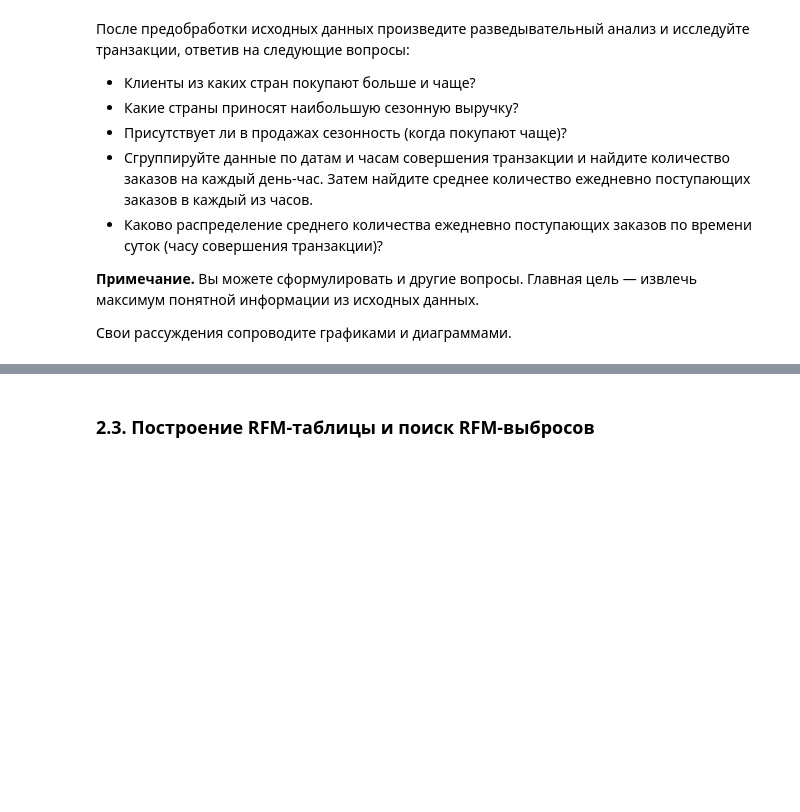
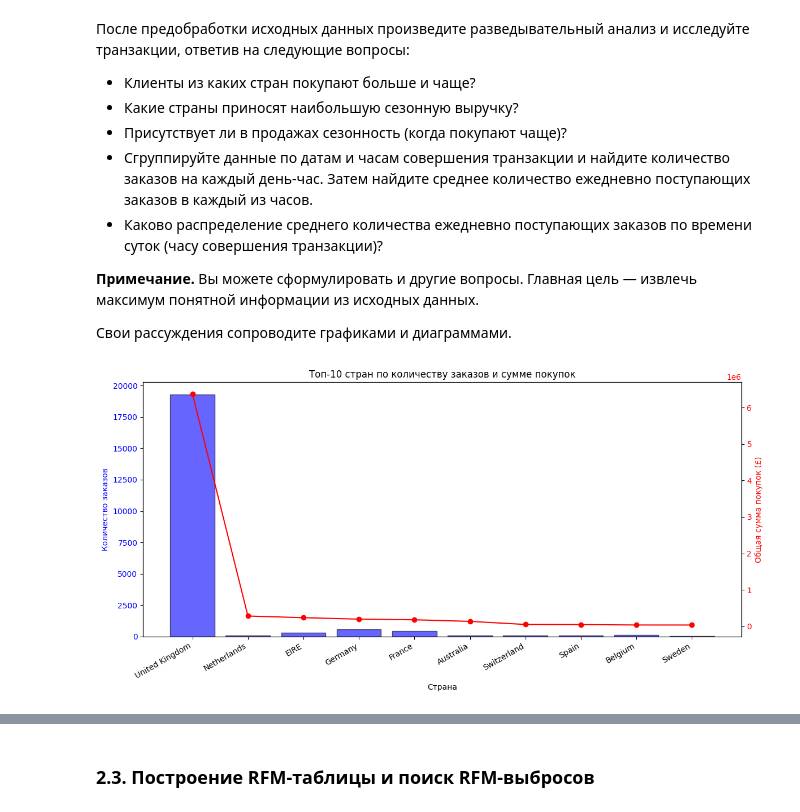
Before and after one commit to crazymarmot/sf_data_sience, a Jupyter notebook: PROJECT_6__Сегментация_клиентов_онлайн_магазина.ipynb, the cells around one changed output, grey strips where cells are left out. Saved outputs shown, nothing was run; the diff lists cells and outputs as text; code cells hidden in the pictures; blank space fills up the shorter version.

```diff
--- a/PROJECT_6__Сегментация_клиентов_онлайн_магазина.ipynb
+++ b/PROJECT_6__Сегментация_клиентов_онлайн_магазина.ipynb
@@ -218,0 +367,11 @@ data['QuantityCanceled'] = get_quantity_canceled(data)
+# %%
+data = pd.read_csv(
+    "/content/cleared_data (1).csv",
+    encoding="ISO-8859-1",
+    dtype={'CustomerID': str, 'InvoiceID': str},
+    parse_dates=['InvoiceDate']  # Преобразуем дату при загрузке
+)
+
+
+print('Data shape: {}'.format(data.shape))
+display(data.head(5))
@@ -230,3 +397,33 @@ data['QuantityCanceled'] = get_quantity_canceled(data)
 **Примечание.** Вы можете сформулировать и другие вопросы. Главная цель — извлечь максимум понятной информации из исходных данных.
 
 Свои рассуждения сопроводите графиками и диаграммами.
+# %%
+#Клиенты из каких стран покупают больше и чаще
+
+# Группируем данные по странам и считаем количество заказов и общую сумму покупок
+country_stats = data.groupby('Country').agg({'InvoiceNo': 'nunique', 'TotalPrice': 'sum'}).reset_index()
+country_stats = country_stats.sort_values(by='TotalPrice', ascending=False).head(10)  # Топ-10 стран
+
+# Строим график
+fig, ax1 = plt.subplots(figsize=(12, 6))
+
+# Гистограмма количества заказов
+ax1.bar(country_stats['Country'], country_stats['InvoiceNo'], color='b', alpha=0.6, label='Количество заказов')
+ax1.set_xlabel('Страна')
+ax1.set_ylabel('Количество заказов', color='b')
+ax1.tick_params(axis='y', labelcolor='b')
+ax1.set_xticklabels(country_stats['Country'], rotation=30, ha='right')  # Поворот подписей
+
+# Вторая ось для суммы покупок
+ax2 = ax1.twinx()
+ax2.plot(country_stats['Country'], country_stats['TotalPrice'], color='r', marker='o', label='Общая сумма покупок')
+ax2.set_ylabel('Общая сумма покупок (£)', color='r')
+ax2.tick_params(axis='y', labelcolor='r')
+
+# Заголовок
+plt.title('Топ-10 стран по количеству заказов и сумме покупок')
+fig.tight_layout()
+
+plt.show()
+# %% [output]
+[figure, added]
```
Also changed, not shown: parts of 38 cells of this notebook.
